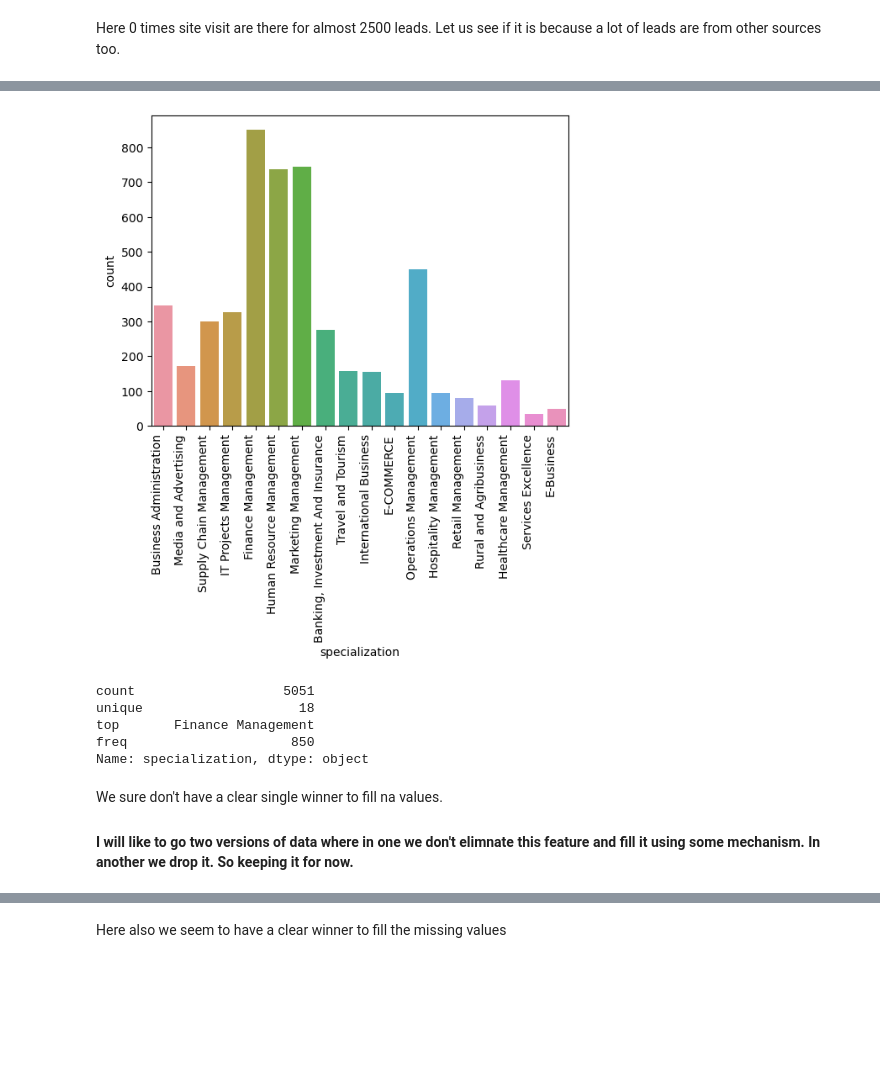
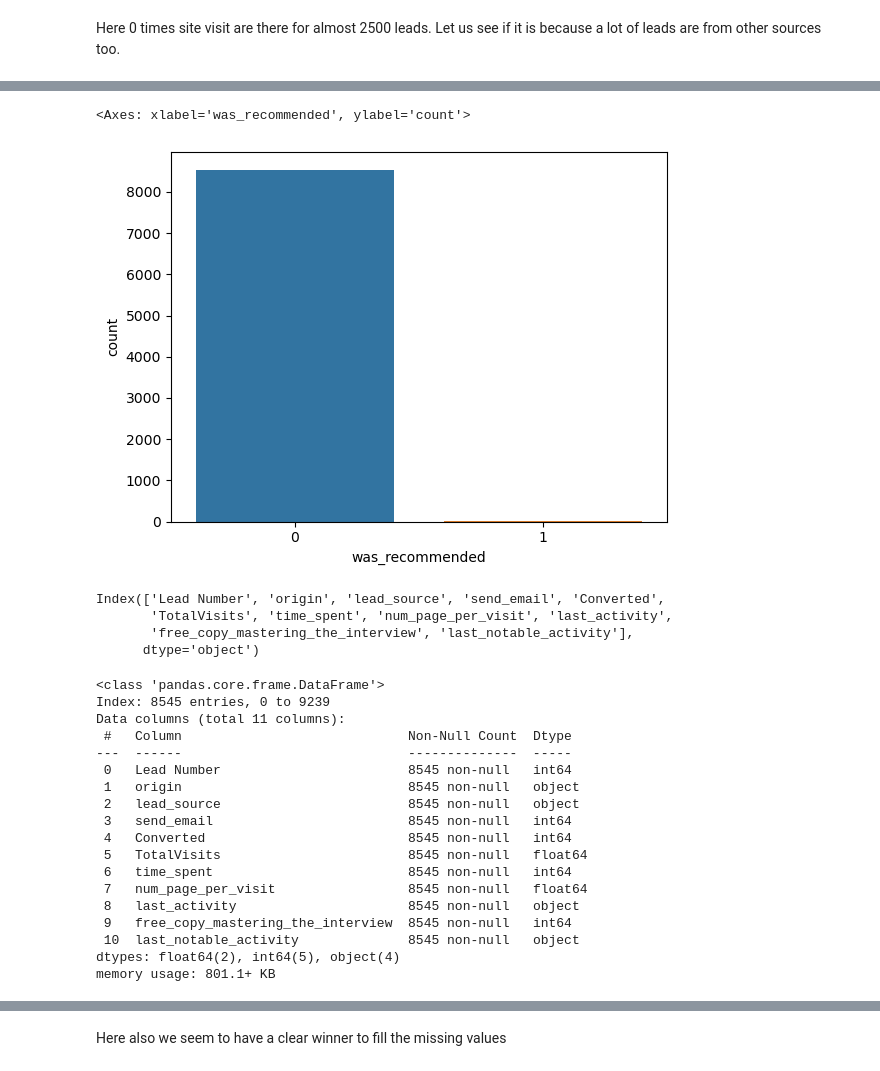
Before and after one commit to keshavRaj/LeadScoringCaseStudy, a Jupyter notebook: Lead Scoring Assignment/Lead+Case+Study.ipynb, the cells around one changed output, grey strips where cells are left out. Cells and saved outputs as stored; diff of their text form; code cells hidden in the pictures; blank space fills up the shorter version.

Commit message:
Completed UniVariate analysis and removed columns with missing values as explained today in class

```diff
--- a/Lead Scoring Assignment/Lead+Case+Study.ipynb
+++ b/Lead Scoring Assignment/Lead+Case+Study.ipynb
@@ -1108,3 +1251,6 @@ ax.set_xticklabels(ax.get_xticklabels(), rotation=90, ha="right")
 plt.show()
 # %% [output]
 [figure]
+# %%
+# Let us replace Lead Import and Quick Add Form with others
+lead_data["origin"] = lead_data.origin.apply(lambda x: "other" if x == "Lead Import" or x == "Quick Add Form" else x)
@@ -1116,0 +1298,8 @@ plt.show()
+# %%
+# Replace very low frequent value with others
+sources = ["Google",
+          "Direct Traffic",
+          "Olark Chat",
+          "Organic Search",
+          "Reference"]
+lead_data["lead_source"] = lead_data.lead_source.apply(lambda x: x if x in sources else "others")
@@ -1124,3 +1323,7 @@ sns.countplot(x = lead_data.call)
 # %% [output]
 <Axes: xlabel='call', ylabel='count'>
 [figure]
+# %%
+# Let us drop this column as almost all the values are same
+lead_data.drop(columns = ["call"], axis = 1, inplace = True)
+lead_data.shape
@@ -1321,2 +1551,10 @@ Most of the countries are India. Let us fill all the na values with india.
 # %%
-lead_data["country"] = lead_data.country.fillna("India")
+activities = ["Email Opened",
+             "SMS Sent",
+             "Olark Chat Conversation",
+             "Page Visited on Website",
+             "Converted to Lead",
+             "Email Bounced",
+             "Email Link Clicked"]
+lead_data["last_activity"] = lead_data.last_activity.apply(lambda x: x if x in activities else "others")
+lead_data.last_activity.describe()
@@ -1331,19 +1573,35 @@ Name: country, dtype: object
 # %%
-ax = sns.countplot(x = lead_data.specialization)
-ax.set_xticklabels(ax.get_xticklabels(), rotation=90, ha="right")
-plt.show()
+sns.countplot(x=lead_data.was_recommended)
 # %% [output]
+<Axes: xlabel='was_recommended', ylabel='count'>
-[figure, old version]
+[figure, new version]
 # %%
-lead_data.specialization.describe()
+#dropping this column as maximum values are same i.e. no
+lead_data.drop(columns = ["was_recommended"], axis = 1, inplace = True)
 # %% [output]
-count                   5051
-unique                    18
-top       Finance Management
-freq                     850
-Name: specialization, dtype: object
+Index(['Lead Number', 'origin', 'lead_source', 'send_email', 'Converted',
+       'TotalVisits', 'time_spent', 'num_page_per_visit', 'last_activity',
+       'free_copy_mastering_the_interview', 'last_notable_activity'],
+      dtype='object')
-# %% [markdown]
-We sure don't have a clear single winner to fill na values.
-
-#### I will like to go two versions of data where in one we don't elimnate this feature and fill it using some mechanism. In another we drop it. So keeping it for now.
+# %%
+lead_data.info()
+# %% [output]
+<class 'pandas.core.frame.DataFrame'>
+Index: 8545 entries, 0 to 9239
+Data columns (total 11 columns):
+ #   Column                             Non-Null Count  Dtype
+---  ------                             --------------  -----
+ 0   Lead Number                        8545 non-null   int64
+ 1   origin                             8545 non-null   object
+ 2   lead_source                        8545 non-null   object
+ 3   send_email                         8545 non-null   int64
+ 4   Converted                          8545 non-null   int64
+ 5   TotalVisits                        8545 non-null   float64
+ 6   time_spent                         8545 non-null   int64
+ 7   num_page_per_visit                 8545 non-null   float64
+ 8   last_activity                      8545 non-null   object
+ 9   free_copy_mastering_the_interview  8545 non-null   int64
+ 10  last_notable_activity              8545 non-null   object
+dtypes: float64(2), int64(5), object(4)
+memory usage: 801.1+ KB
 # %%
```
Also changed, not shown: parts of 78 cells of this notebook.
